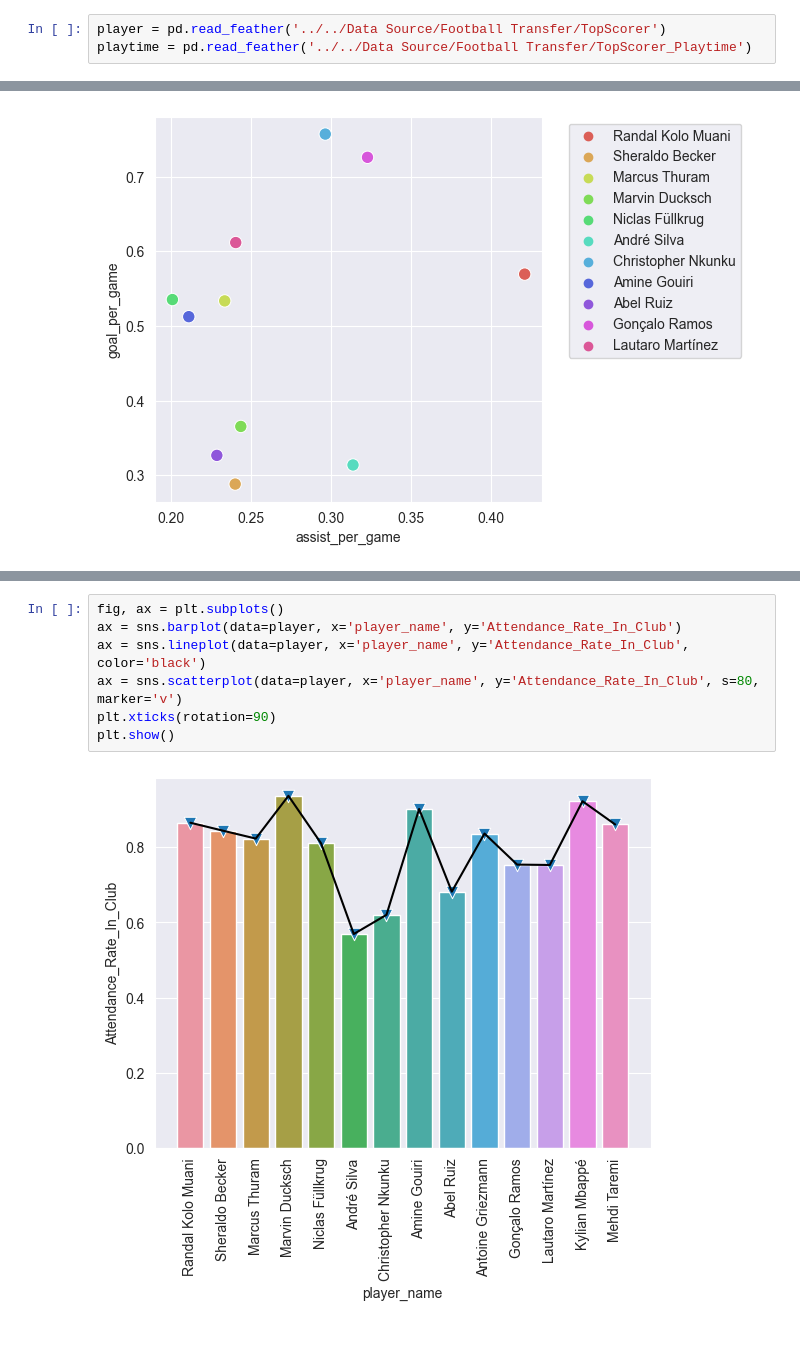
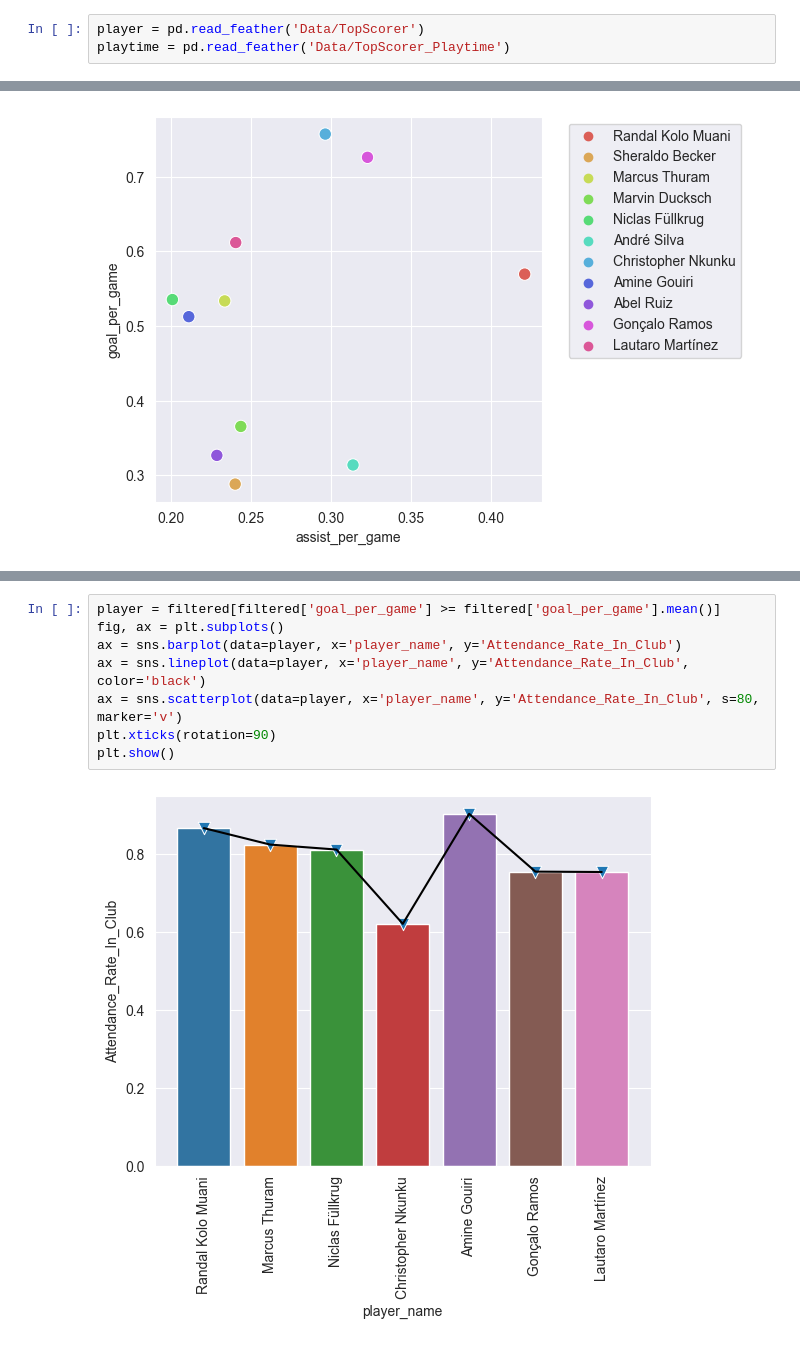
Before and after one commit to ChrisYan-YMH/Football_Transfer, a Jupyter notebook: TopScorer_Viz.ipynb, the cells around one changed output, grey strips where cells are left out. Cells and saved outputs as stored; diff of their text form.

```diff
--- a/TopScorer_Viz.ipynb
+++ b/TopScorer_Viz.ipynb
@@ -7,8 +7,8 @@ import seaborn as sns
 # %%
 sns.set_style('darkgrid')
 # %%
-player = pd.read_feather('../../Data Source/Football Transfer/TopScorer')
-playtime = pd.read_feather('../../Data Source/Football Transfer/TopScorer_Playtime')
+player = pd.read_feather('Data/TopScorer')
+playtime = pd.read_feather('Data/TopScorer_Playtime')
 # %%
 player.info()
 # %% [output]
@@ -105,9 +116,10 @@ plt.show()
 # %%
+player = filtered[filtered['goal_per_game'] >= filtered['goal_per_game'].mean()]
 fig, ax = plt.subplots()
 ax = sns.barplot(data=player, x='player_name', y='Attendance_Rate_In_Club')
 ax = sns.lineplot(data=player, x='player_name', y='Attendance_Rate_In_Club', color='black')
 ax = sns.scatterplot(data=player, x='player_name', y='Attendance_Rate_In_Club', s=80, marker='v')
 plt.xticks(rotation=90)
 plt.show()
 # %% [output]
-[figure, old version]
+[figure, new version]
```
Also changed, not shown: parts of 7 cells of this notebook, 1 other file.
